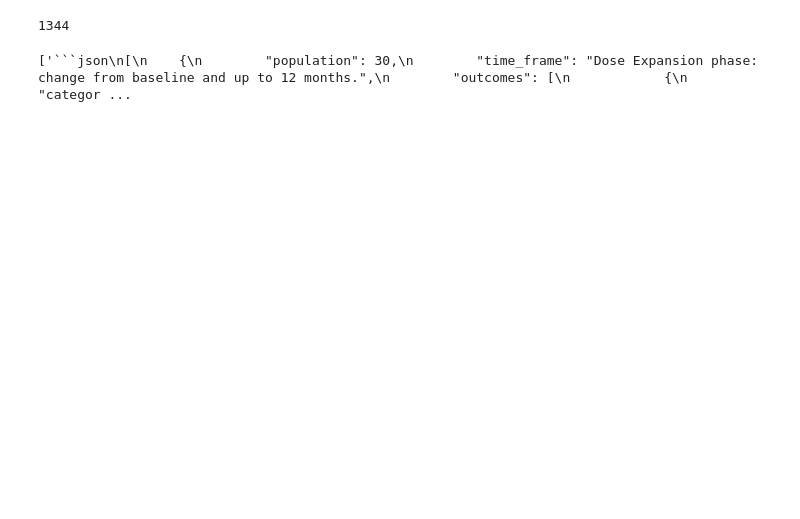
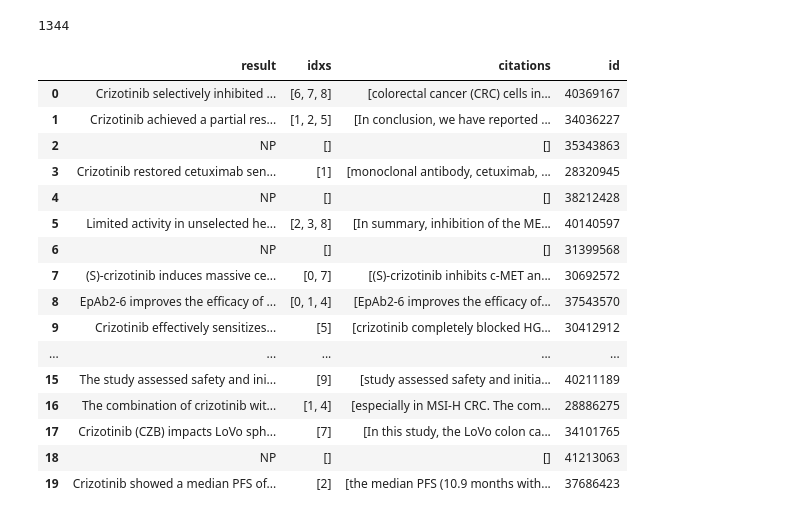
Before and after one commit to Mpkosh/TrialMind-SLR, a Jupyter notebook: draft.ipynb, the cells around one changed output. Saved outputs shown, nothing was run; the diff lists cells and outputs as text; code cells hidden in the pictures; blank space fills up the shorter version.

````diff
--- a/draft.ipynb
+++ b/draft.ipynb
@@ -1656,0 +1681,4 @@ Crizotinib was more sensitive to low-risk group in CRC patients.
+# %%
+rr = extract.combine_res(fin_condition, treatements_eng[0],
+                         extracted, pmid_list)
+rr
@@ -1836,0 +1918,18 @@ print(response.choices[0].message.content)
+# %%
+async_openai_client = AsyncOpenAI(
+    base_url=os.getenv("BASE_URL"),
+    api_key=os.getenv("OPENAI_API_KEY"),
+    http_client=httpx.AsyncClient(verify=False)
+)
+
+response = await async_openai_client.chat.completions.parse(
+        model=os.getenv("MODEL_NAME"),
+        messages=messages,
+        #tools=tools,
+        temperature=0,
+        #extra_body={"structured_outputs": {"json": tools[0]}},
+        response_format=Results,
+        extra_body={"reasoning_effort": "none"}
+        #**kwargs
+    )
+print(response.choices[0].message.content)
@@ -1946,0 +2053,12 @@ extracted
+# %%
+embeddings = OllamaEmbeddings(model="qwen3-embedding")
+
+vector_store = Chroma(
+    collection_name="example_collection",
+    embedding_function=embeddings,
+    collection_metadata={"hnsw:space": "cosine"},
+    #persist_directory="./chroma_langchain_db",  # Where to save data locally, remove if not necessary
+)
+
+text_splitter=RecursiveCharacterTextSplitter(chunk_size=400,
+                                             chunk_overlap=100)
@@ -1947 +2078,7 @@ extracted
+# %%
+all_studies[['s1','s2']] = [i.evaluations for i in ec_pred]
+all_studies[['r1','r2']] = [i.rationale for i in ec_pred]
+
+chosen_st = all_studies[(all_studies.screen_eval>=0)&(all_studies.hasResults==True)]
+chosen_st['res']= ctrials_fin
 # %%
@@ -2046,10 +2274,26 @@ a = [i['value'] for i in gg[:,0] if i['value']!='NP' ]
 len(' '.join(a))
 # %% [output]
 1344
-# %%
-resultsct
-# %% [output]
-['```json\n[\n    {\n        "population": 30,\n        "time_frame": "Dose Expansion phase: change from baseline and up to 12 months.",\n        "outcomes": [\n            {\n                "categor ...
+# %%
+papers_fin_df
+# %% [output]
+|  | result | idxs | citations | id |
+| 0 | Crizotinib selectively inhibited ... | [6, 7, 8] | [colorectal cancer (CRC) cells in... | 40369167 |
+| 1 | Crizotinib achieved a partial res... | [1, 2, 5] | [In conclusion, we have reported ... | 34036227 |
+| 2 | NP | [] | [] | 35343863 |
+| 3 | Crizotinib restored cetuximab sen... | [1] | [monoclonal antibody, cetuximab, ... | 28320945 |
+| 4 | NP | [] | [] | 38212428 |
+| 5 | Limited activity in unselected he... | [2, 3, 8] | [In summary, inhibition of the ME... | 40140597 |
+| 6 | NP | [] | [] | 31399568 |
+| 7 | (S)-crizotinib induces massive ce... | [0, 7] | [(S)-crizotinib inhibits c-MET an... | 30692572 |
+| 8 | EpAb2-6 improves the efficacy of ... | [0, 1, 4] | [EpAb2-6 improves the efficacy of... | 37543570 |
+| 9 | Crizotinib effectively sensitizes... | [5] | [crizotinib completely blocked HG... | 30412912 |
+| ... | ... | ... | ... | ... |
+| 15 | The study assessed safety and ini... | [9] | [study assessed safety and initia... | 40211189 |
+| 16 | The combination of crizotinib wit... | [1, 4] | [especially in MSI-H CRC. The com... | 28886275 |
+| 17 | Crizotinib (CZB) impacts LoVo sph... | [7] | [In this study, the LoVo colon ca... | 34101765 |
+| 18 | NP | [] | [] | 41213063 |
+| 19 | Crizotinib showed a median PFS of... | [2] | [the median PFS (10.9 months with... | 37686423 |
 # %%
 print(f'Condition: {fin_condition} \n\nTreatement 1: {treatements_eng[0]}')
 print(f'\nChosen clinical trials:')
````
Also changed, not shown: parts of 79 cells of this notebook, 6 other files.
